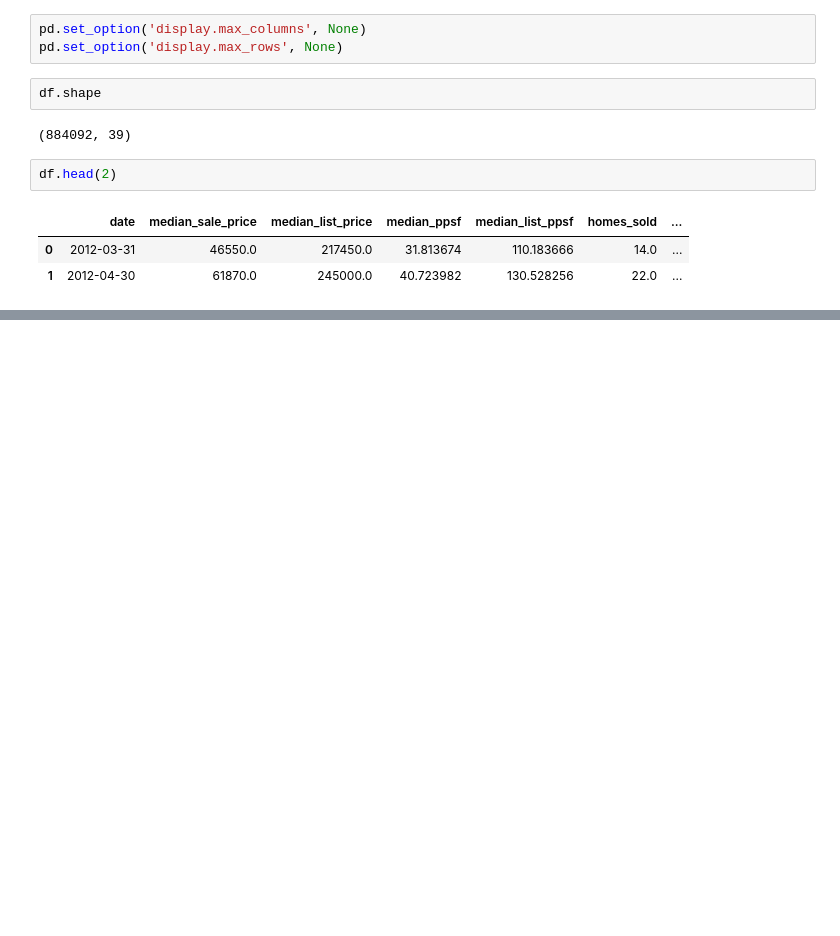
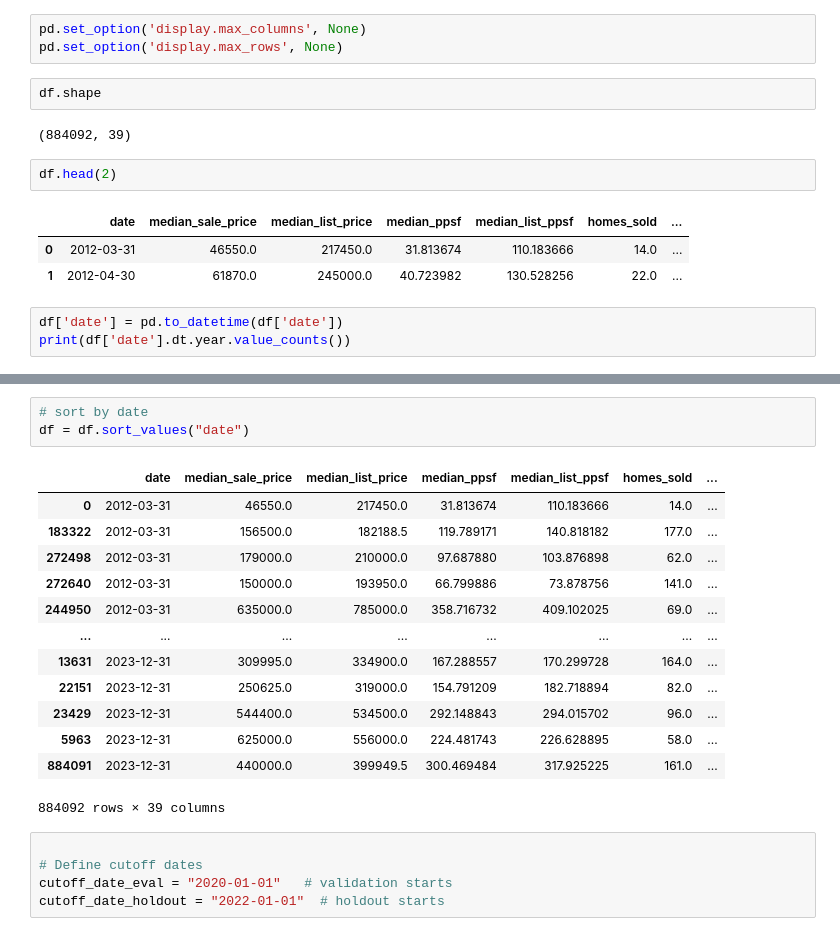
Before and after one commit to Aramys21/House-price-prediction, a Jupyter notebook: notebooks/00_data_split.ipynb, the cells around one changed output, grey strips where cells are left out. Saved outputs shown, nothing was run; the diff lists cells and outputs as text; blank space fills up the shorter version.

```diff
--- a/notebooks/00_data_split.ipynb
+++ b/notebooks/00_data_split.ipynb
@@ -15,3 +15,6 @@ df.head(2)
 |  | date | median_sale_price | median_list_price | median_ppsf | median_list_ppsf | homes_sold | ... |
 | 0 | 2012-03-31 | 46550.0 | 217450.0 | 31.813674 | 110.183666 | 14.0 | ... |
 | 1 | 2012-04-30 | 61870.0 | 245000.0 | 40.723982 | 130.528256 | 22.0 | ... |
+# %%
+df['date'] = pd.to_datetime(df['date'])
+print(df['date'].dt.year.value_counts())
@@ -17,0 +43,22 @@ df.head(2)
+# %%
+# sort by date
+df = df.sort_values("date")
+# %% [output]
+|  | date | median_sale_price | median_list_price | median_ppsf | median_list_ppsf | homes_sold | ... |
+| 0 | 2012-03-31 | 46550.0 | 217450.0 | 31.813674 | 110.183666 | 14.0 | ... |
+| 183322 | 2012-03-31 | 156500.0 | 182188.5 | 119.789171 | 140.818182 | 177.0 | ... |
+| 272498 | 2012-03-31 | 179000.0 | 210000.0 | 97.687880 | 103.876898 | 62.0 | ... |
+| 272640 | 2012-03-31 | 150000.0 | 193950.0 | 66.799886 | 73.878756 | 141.0 | ... |
+| 244950 | 2012-03-31 | 635000.0 | 785000.0 | 358.716732 | 409.102025 | 69.0 | ... |
+| ... | ... | ... | ... | ... | ... | ... | ... |
+| 13631 | 2023-12-31 | 309995.0 | 334900.0 | 167.288557 | 170.299728 | 164.0 | ... |
+| 22151 | 2023-12-31 | 250625.0 | 319000.0 | 154.791209 | 182.718894 | 82.0 | ... |
+| 23429 | 2023-12-31 | 544400.0 | 534500.0 | 292.148843 | 294.015702 | 96.0 | ... |
+| 5963 | 2023-12-31 | 625000.0 | 556000.0 | 224.481743 | 226.628895 | 58.0 | ... |
+| 884091 | 2023-12-31 | 440000.0 | 399949.5 | 300.469484 | 317.925225 | 161.0 | ... |
+884092 rows × 39 columns
+# %%
+
+# Define cutoff dates
+cutoff_date_eval = "2020-01-01"   # validation starts
+cutoff_date_holdout = "2022-01-01"  # holdout starts
```
Also changed, not shown: parts of 7 cells of this notebook.
